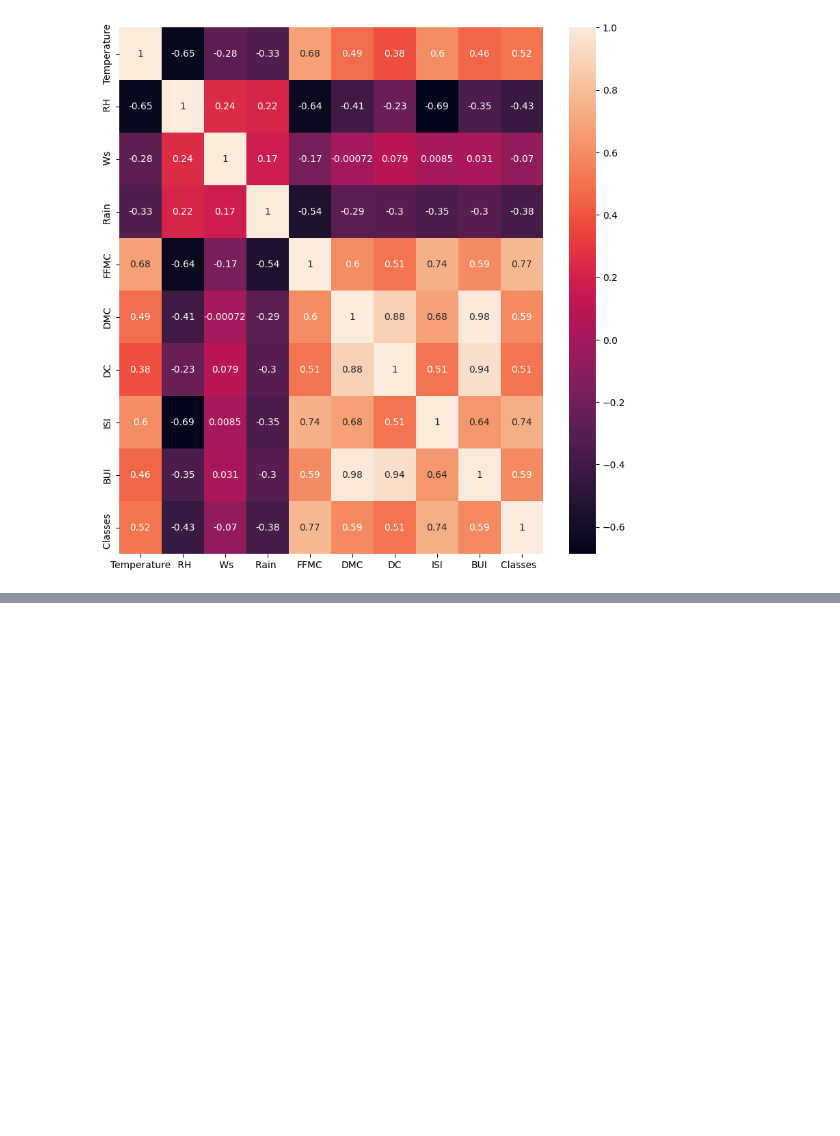
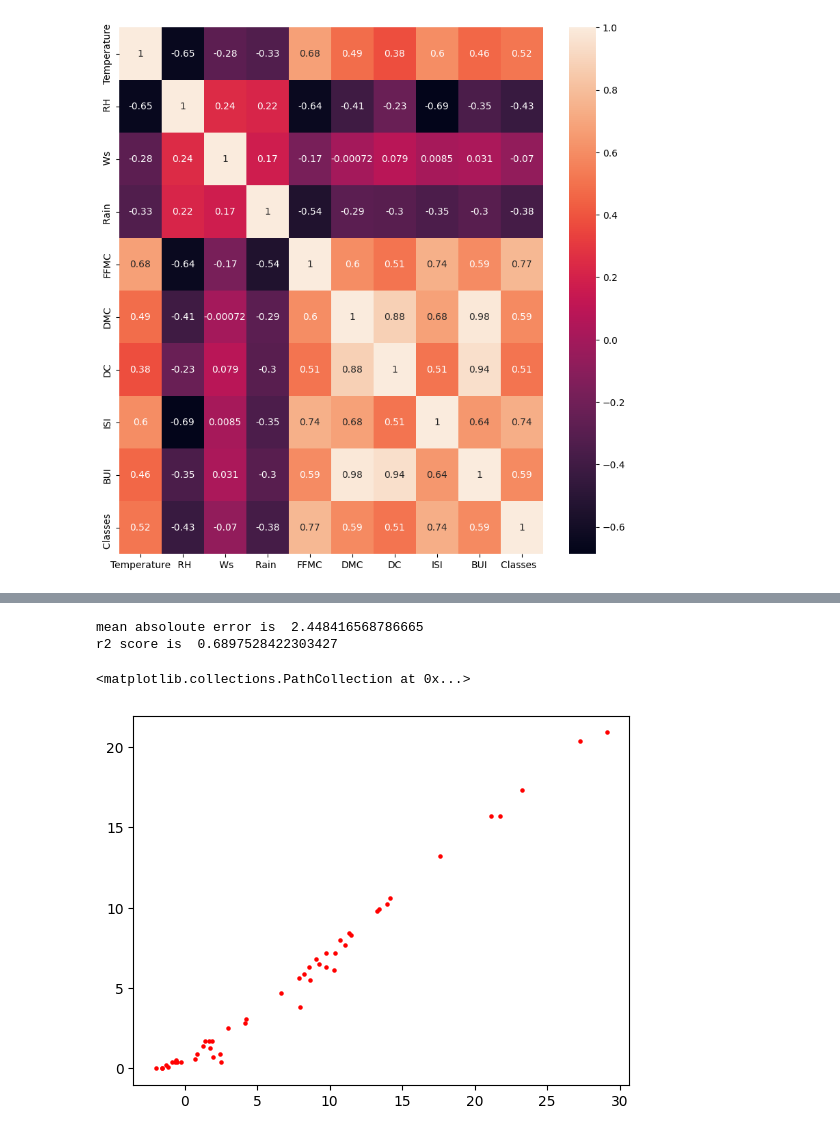
Before and after one commit to qazi-adnan/MACHINE_LEARNING, a Jupyter notebook: 4 ridge lasso and elastic net/file.ipynb, the cells around one changed output, grey strips where cells are left out. Drawn from its saved outputs; the diff is of its cells as text; code cells hidden in the pictures; blank space fills up the shorter version.

```diff
--- a/4 ridge lasso and elastic net/file.ipynb
+++ b/4 ridge lasso and elastic net/file.ipynb
@@ -174,0 +207,19 @@ x_train, x_test, y_train , y_test = train_test_split(x,y,test_size=0.2,random_st
+# %%
+from sklearn.linear_model import LinearRegression
+from sklearn.metrics import mean_absolute_error
+from sklearn.metrics import r2_score
+linreg=LinearRegression()
+linreg.fit(x_train_scaled,y_train)
+y_pred=linreg.predict(x_test_scaled)
+mae=mean_absolute_error(y_test, y_pred)
+score=r2_score(y_test, y_pred)
+print("mean absoloute error is ",mae)
+print("r2 score is ", score)
+# %% [output]
+mean absoloute error is  2.448416568786665
+r2 score is  0.6897528422303427
+# %%
+plt.scatter(y_pred,y_test, color="red", label="Actual vs Predicted",s=5)
+# %% [output]
+<matplotlib.collections.PathCollection at 0x...>
+[figure, added]
```
Also changed, not shown: parts of 11 cells of this notebook.
